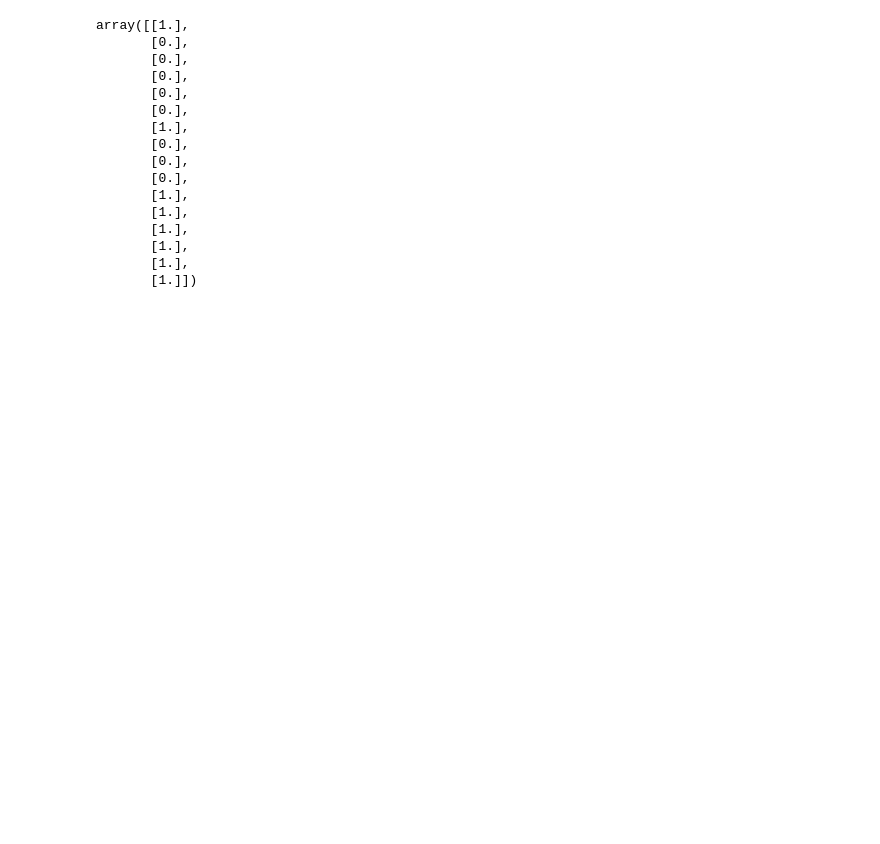
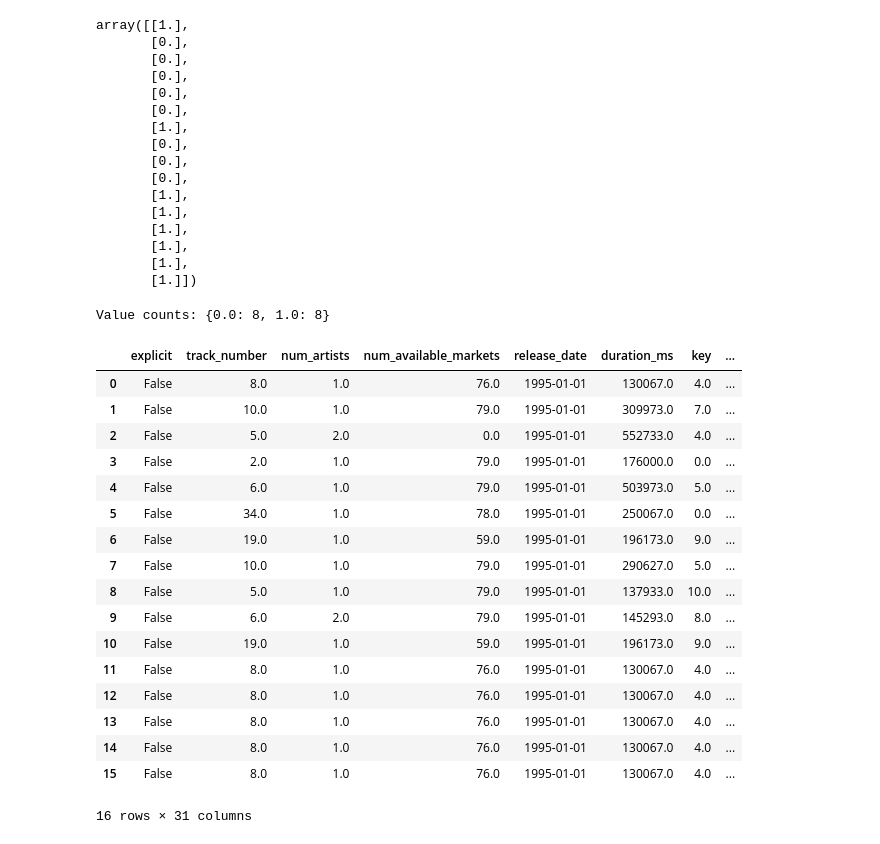
Before and after one commit to l4vd/Ba_first_tries, a Jupyter notebook: models/Original_MLP/CheckPrepro.ipynb, the cells around one changed output. Cells and saved outputs as stored; diff of their text form; code cells hidden in the pictures; blank space fills up the shorter version.

Commit message:
+ final check for all preprocessing done

```diff
--- a/models/Original_MLP/CheckPrepro.ipynb
+++ b/models/Original_MLP/CheckPrepro.ipynb
@@ -468,9 +462,26 @@ y_train_upsampled_df = pd.DataFrame(y_train_upsampled, columns=['hit'])
 X_train_upsampled_with_y = pd.concat([X_train_upsampled_df, y_train_upsampled_df], axis=1)
 X_train_upsampled_with_y['date'] = pd.to_datetime(X_train_upsampled_with_y['release_date'])
 X_train_upsampled_with_y.sort_values(by="date", inplace=True)
-X_train_upsampled_with_y.drop(columns=["release_date", "date"], inplace=True)
-
-# print(X_train_upsampled_with_y.head())
-# prepro:
-y_train_upsampled_ordered = X_train_upsampled_with_y["hit"]
-X_train_upsampled_ordered = X_train_upsampled_with_y.drop(columns="hit")
+# %% [output]
+Value counts: {0.0: 8, 1.0: 8}
+# %%
+X_train_upsampled_with_y
+# %% [output]
+|  | explicit | track_number | num_artists | num_available_markets | release_date | duration_ms | key | ... |
+| 0 | False | 8.0 | 1.0 | 76.0 | 1995-01-01 | 130067.0 | 4.0 | ... |
+| 1 | False | 10.0 | 1.0 | 79.0 | 1995-01-01 | 309973.0 | 7.0 | ... |
+| 2 | False | 5.0 | 2.0 | 0.0 | 1995-01-01 | 552733.0 | 4.0 | ... |
+| 3 | False | 2.0 | 1.0 | 79.0 | 1995-01-01 | 176000.0 | 0.0 | ... |
+| 4 | False | 6.0 | 1.0 | 79.0 | 1995-01-01 | 503973.0 | 5.0 | ... |
+| 5 | False | 34.0 | 1.0 | 78.0 | 1995-01-01 | 250067.0 | 0.0 | ... |
+| 6 | False | 19.0 | 1.0 | 59.0 | 1995-01-01 | 196173.0 | 9.0 | ... |
+| 7 | False | 10.0 | 1.0 | 79.0 | 1995-01-01 | 290627.0 | 5.0 | ... |
+| 8 | False | 5.0 | 1.0 | 79.0 | 1995-01-01 | 137933.0 | 10.0 | ... |
+| 9 | False | 6.0 | 2.0 | 79.0 | 1995-01-01 | 145293.0 | 8.0 | ... |
+| 10 | False | 19.0 | 1.0 | 59.0 | 1995-01-01 | 196173.0 | 9.0 | ... |
+| 11 | False | 8.0 | 1.0 | 76.0 | 1995-01-01 | 130067.0 | 4.0 | ... |
+| 12 | False | 8.0 | 1.0 | 76.0 | 1995-01-01 | 130067.0 | 4.0 | ... |
+| 13 | False | 8.0 | 1.0 | 76.0 | 1995-01-01 | 130067.0 | 4.0 | ... |
+| 14 | False | 8.0 | 1.0 | 76.0 | 1995-01-01 | 130067.0 | 4.0 | ... |
+| 15 | False | 8.0 | 1.0 | 76.0 | 1995-01-01 | 130067.0 | 4.0 | ... |
+16 rows × 31 columns
```
Also changed, not shown: parts of 11 cells of this notebook.
